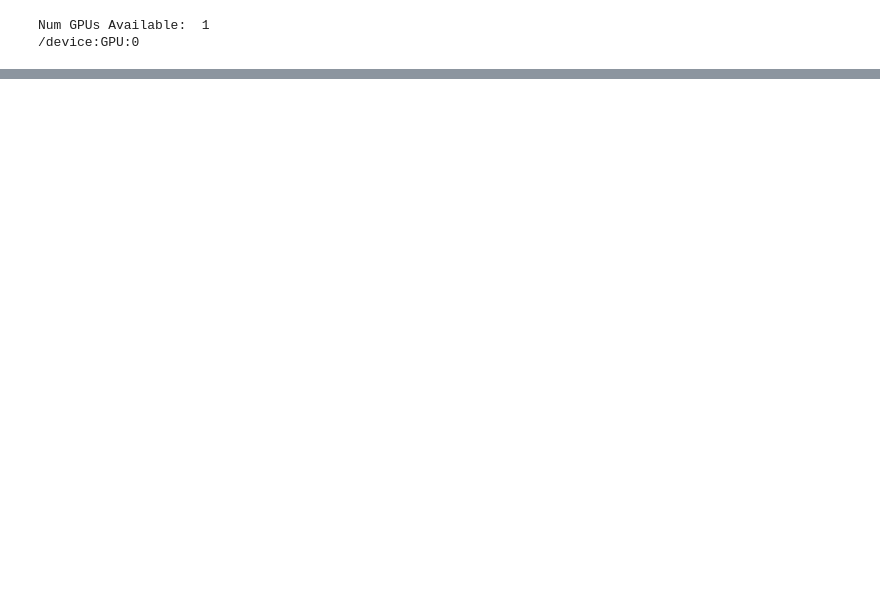
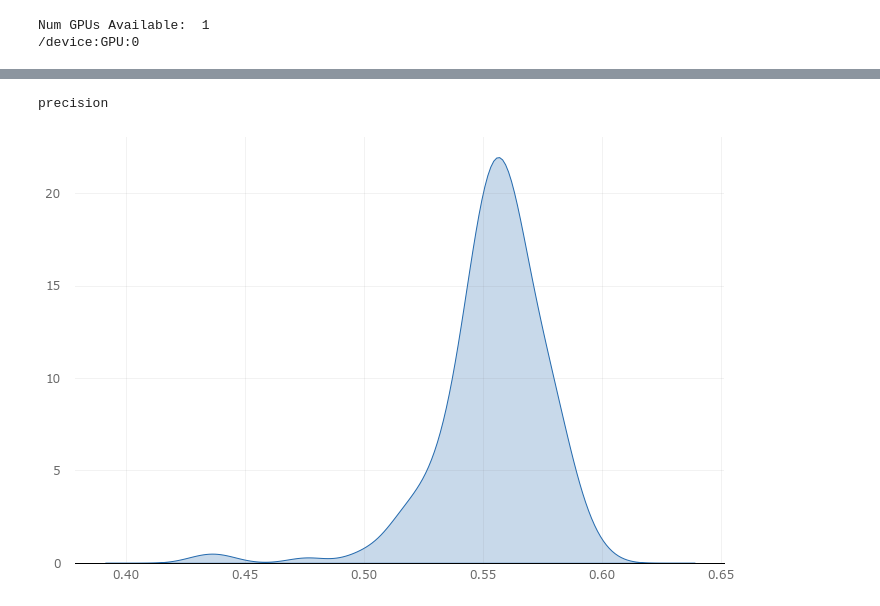
Before and after one commit to Yamamuen/CQF_final_project, a Jupyter notebook: DL.ipynb, the cells around one changed output, grey strips where cells are left out. Saved outputs shown, nothing was run; the diff lists cells and outputs as text; code cells hidden in the pictures; blank space fills up the shorter version.

```diff
--- a/DL.ipynb
+++ b/DL.ipynb
@@ -257,0 +420,6 @@ KeyboardInterrupt:
+# %%
+print('precision')
+talos.Analyze(scan).plot_kde('precision')
+# %% [output]
+precision
+[figure, added]
```
Also changed, not shown: parts of 40 cells of this notebook, 27 other files.
